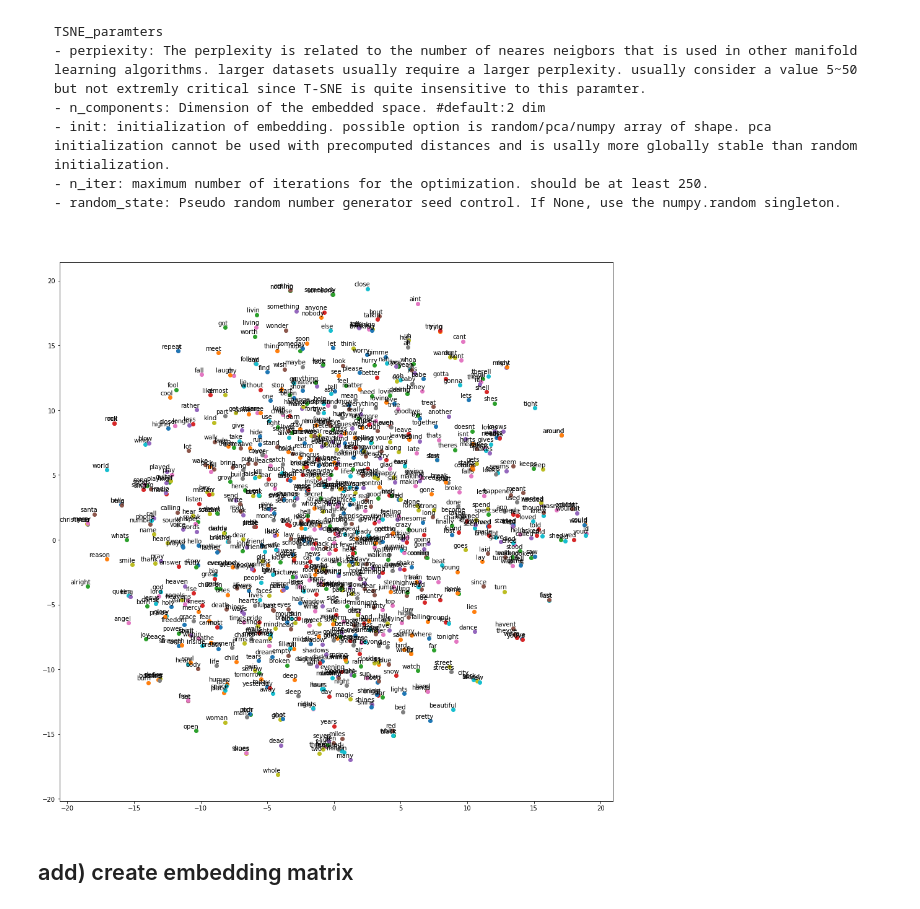
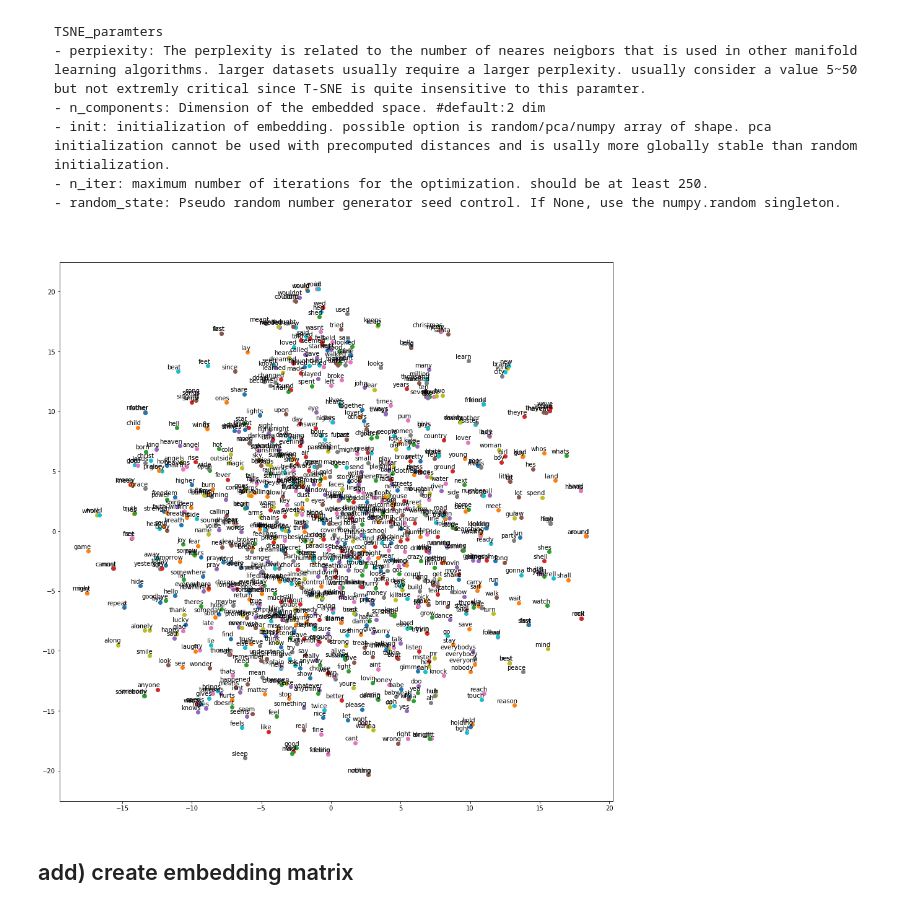
Before and after one commit to m1nz2527/text-generator, a Jupyter notebook: word2vec_model.ipynb, the cells around one changed output. Drawn from its saved outputs; the diff is of its cells as text; code cells hidden in the pictures.

```diff
--- a/word2vec_model.ipynb
+++ b/word2vec_model.ipynb
@@ -62,14 +62,24 @@ model = gensim.models.Word2Vec(words,
                                iter = 10, #the number of iteration(epochs) over the corpus
                                size=300, #the size of the dense vector to represent each token.
                                window=10, #the maximum distance between the target word and it's neighboring word.
-                               min_count=200,
+                               min_count=10,
                                workers=10)
 
-# #save and reload the model
+# save and reload the model
 # model.save("word2vec_model")
 # model = gensim.models.Word2Vec.load("word2vec_model")
 
 #Word Vector visualization with T-SNE
+
+#Building vocabulary and Training the word2vec model
+#assign higher min_count to make more selective model
+model_for_tsne = gensim.models.Word2Vec(words,
+                               iter = 10, #the number of iteration(epochs) over the corpus
+                               size=300, #the size of the dense vector to represent each token.
+                               window=10, #the maximum distance between the target word and it's neighboring word.
+                               min_count=300,
+                               workers=10)
+
 def tsne_plot(model):
     "Creates and TSNE model and plots it"
     labels = []
@@ -85,7 +95,7 @@ def tsne_plot(model):
             tokens.append(model.wv[word])
             labels.append(word)
 
-    tsne_model = TSNE(perplexity=50, n_components=2, init='pca', n_iter=2500, random_state=23)
+    tsne_model = TSNE(perplexity=50, n_components=2, init='pca', n_iter=2500, random_state=22)
     new_values = tsne_model.fit_transform(tokens)
 
     x = []
@@ -106,7 +116,7 @@ def tsne_plot(model):
 
     plt.show()
 
-tsne_plot(model)
+tsne_plot(model_for_tsne)
 # %% [markdown]
 ## All codes (include .head()...)
 # %%
@@ -243,7 +253,7 @@ model = gensim.models.Word2Vec(words,
                                iter = 10, #the number of iteration(epochs) over the corpus
                                size=300, #the size of the dense vector to represent each token.
                                window=10, #the maximum distance between the target word and it's neighboring word.
-                               min_count=200,
+                               min_count=10,
                                workers=10)
 # %% [markdown]
 <pre>
@@ -357,6 +367,15 @@ for i in range(30):
 #model = gensim.models.Word2Vec.load("word2vec_model")
 # %% [markdown]
 # T-SNE Visualization
+# %%
+#Building vocabulary and Training the word2vec model
+#assign higher min_count to make more selective model
+model_for_tsne = gensim.models.Word2Vec(words,
+                               iter = 10, #the number of iteration(epochs) over the corpus
+                               size=300, #the size of the dense vector to represent each token.
+                               window=10, #the maximum distance between the target word and it's neighboring word.
+                               min_count=300,
+                               workers=10)
 # %%
 def tsne_plot(model):
     "Creates and TSNE model and plots it"
@@ -402,9 +421,9 @@ TSNE_paramters
 - n_iter: maximum number of iterations for the optimization. should be at least 250.
 - random_state: Pseudo random number generator seed control. If None, use the numpy.random singleton.
 # %%
-tsne_plot(model)
+tsne_plot(model_for_tsne)
 # %% [output]
-[figure, old version]
+[figure, new version]
 # %% [markdown]
 ## add) create embedding matrix
 # %%
```
Also changed, not shown: parts of 7 cells of this notebook.
